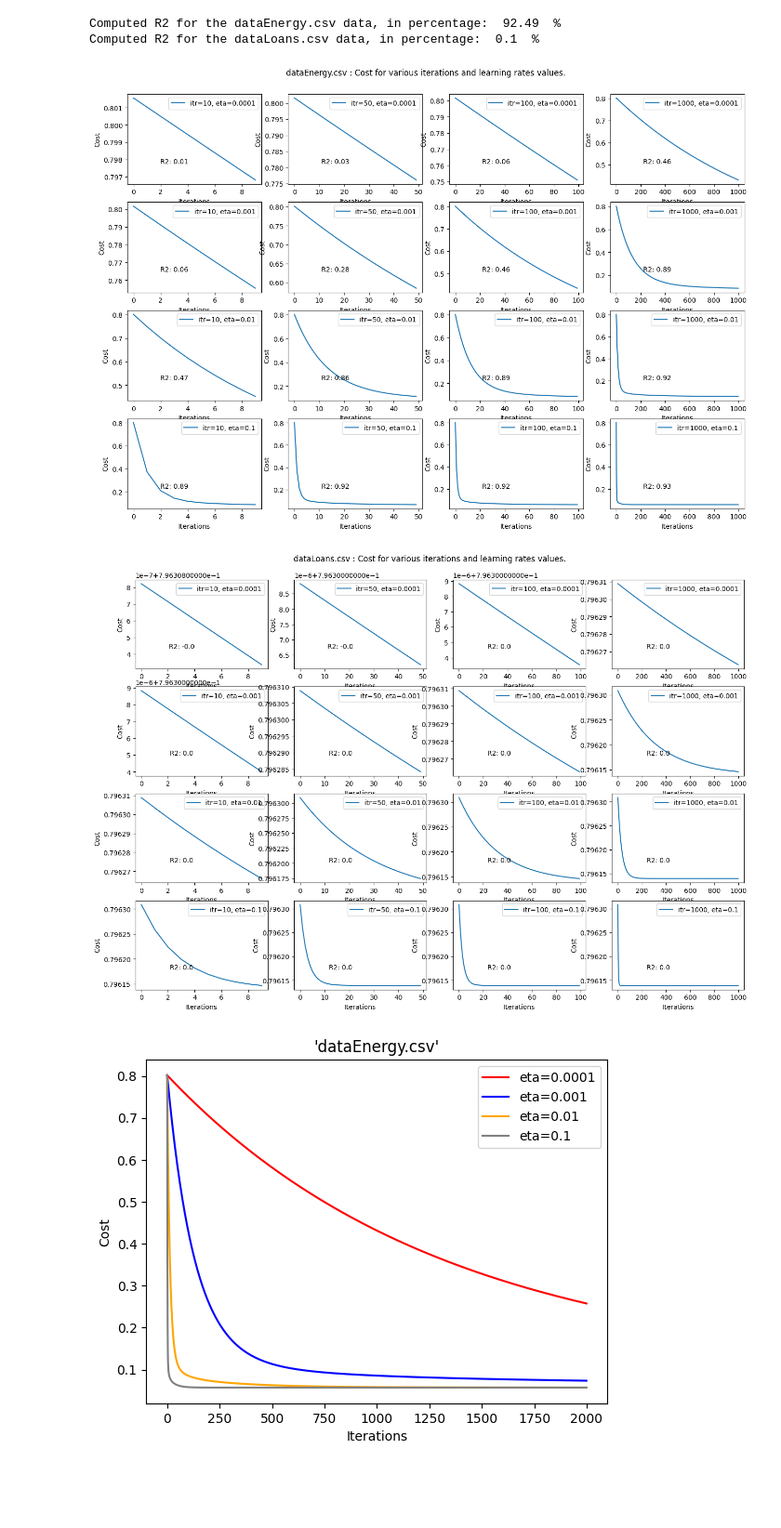
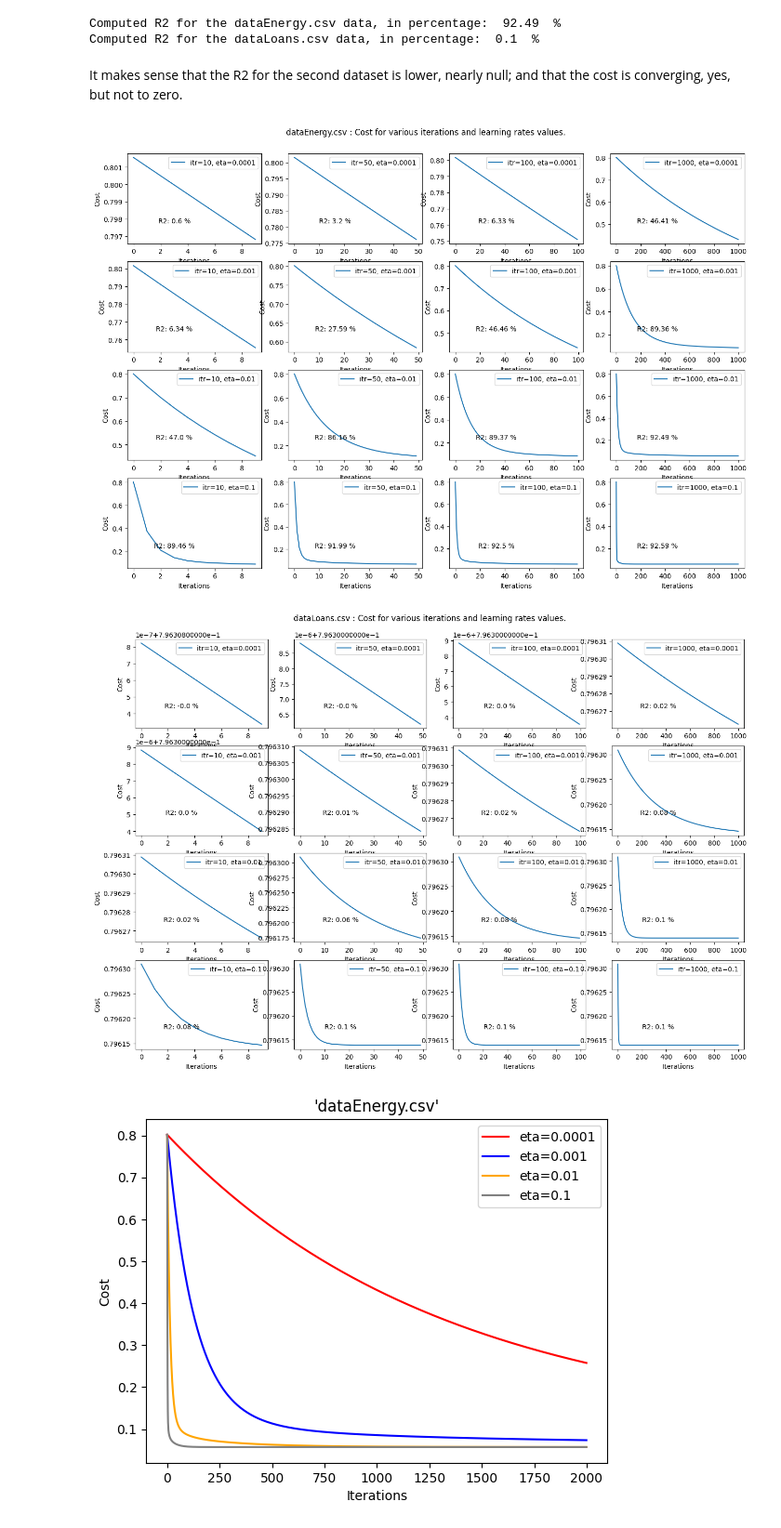
Before and after one commit to Hnshlr/ajap-assignment, a Jupyter notebook: main.ipynb, the cells around one changed output. Shown at 93% size. Drawn from its saved outputs; the diff is of its cells as text; code cells hidden in the pictures; blank space fills up the shorter version.

```diff
--- a/main.ipynb
+++ b/main.ipynb
@@ -141,7 +137,7 @@ class MultiLinearRegression:
         print('SKLearn R2 for the ' + self.filename + ' data, in percentage: ', str(np.round(self.computeSKLearnR2()*100, 2)), ' %')
 # %%
 # Plot multiples cost in one plot with different learning rates and different colors:
-def plotMultipleCosts(filename, predColIndexes, targetColIndex, learningRates, iterations):
+def plotMultipleCostsOnePlot(filename, predColIndexes, targetColIndex, learningRates, iterations):
     colors = ['red', 'blue', 'orange', 'grey', 'purple']
     for i in range(len(learningRates)):
         mlr = MultiLinearRegression(filename, predColIndexes, targetColIndex, iterations, learningRates[i])
@@ -154,7 +150,7 @@ def plotMultipleCosts(filename, predColIndexes, targetColIndex, learningRates, i
     plt.show()
 
 # Plot multiple plots in one figure:
-def plotMultiple(filename, predColIndexes, targetColIndex, iterations, learningRates):
+def plotMultipleCostsSubplots(filename, predColIndexes, targetColIndex, iterations, learningRates):
     fig, axs = plt.subplots(4, 4)
     fig.suptitle(filename+' : Cost for various iterations and learning rates values.')
     for i in range(len(learningRates)):
@@ -164,7 +160,7 @@ def plotMultiple(filename, predColIndexes, targetColIndex, iterations, learningR
             axs[i, j].plot(mlr.cost, label='itr=' + str(iterations[j]) + ', eta=' + str(learningRates[i]))
             axs[i, j].set_xlabel('Iterations')
             axs[i, j].set_ylabel('Cost')
-            axs[i, j].text(0.35, 0.25, 'R2: ' + str(round(mlr.computeR2(), 2)), horizontalalignment='center',
+            axs[i, j].text(0.35, 0.25, 'R2: ' + str(round(mlr.computeR2()*100, 2))+' %', horizontalalignment='center',
                            verticalalignment='center', transform=axs[i, j].transAxes)
             axs[i, j].legend()
     fig.set_size_inches(16.5, 10.5)
@@ -289,14 +293,14 @@ for file in files:
 # %% [output]
 Computed R2 for the dataEnergy.csv data, in percentage:  92.49  %
 Computed R2 for the dataLoans.csv data, in percentage:  0.1  %
+# %% [markdown]
+It makes sense that the R2 for the second dataset is lower, nearly null; and that the cost is converging, yes, but not to zero.
 # %%
 for file in files:
-    mlr = MultiLinearRegression(file[0], file[1], file[2], 1000, 0.01)
-    mlr.gradientDescent()
     # Plot cost for various iterations and learning rates values:
-    plotMultiple(file[0], file[1], file[2], [10, 50, 100, 1000], [0.0001, 0.001, 0.01, 0.1])
+    plotMultipleCostsSubplots(file[0], file[1], file[2], [10, 50, 100, 1000], [0.0001, 0.001, 0.01, 0.1])
 # %% [output]
-[figure, old version]
+[figure, new version]
-[figure, old version]
+[figure, new version]
 # %%
 for file in files:
```
Also changed, not shown: parts of 13 cells of this notebook.
